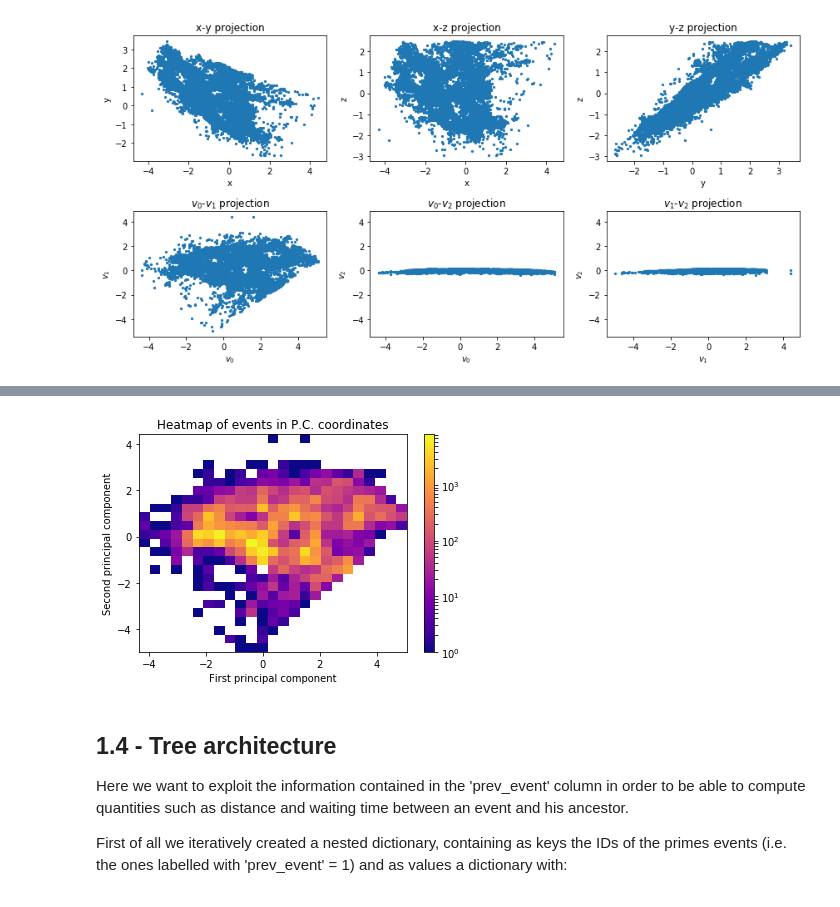
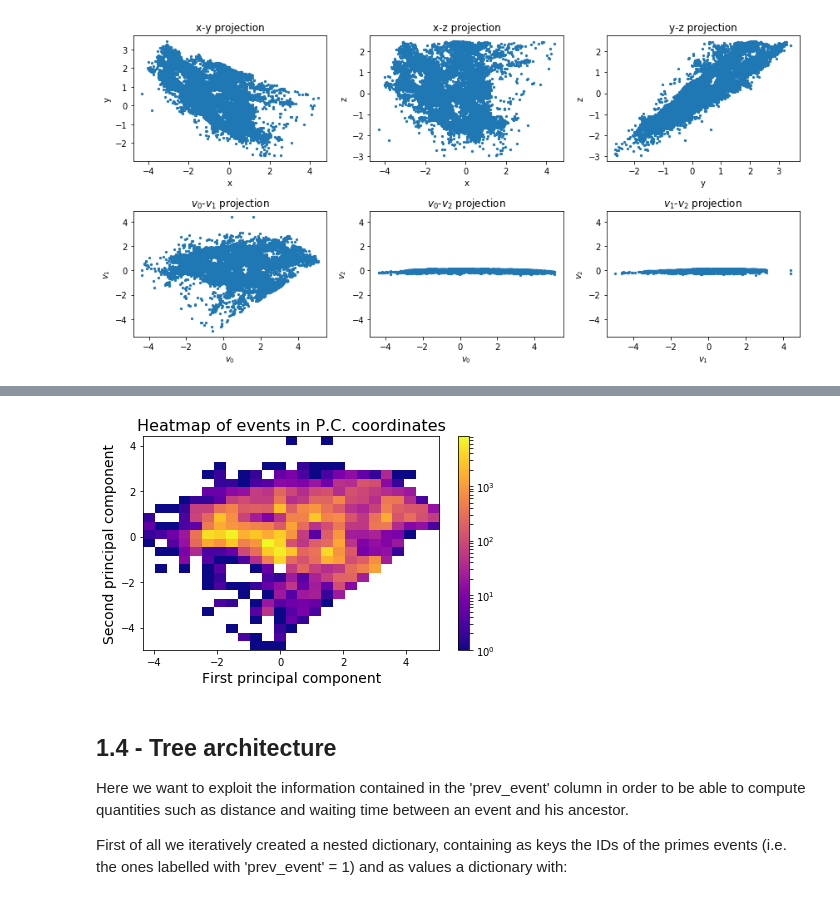
Before and after one commit to mango915/Earthquakes, a Jupyter notebook: nico.ipynb, the cells around one changed output, grey strips where cells are left out. Cells and saved outputs as stored; diff of their text form; code cells hidden in the pictures.

```diff
--- a/nico.ipynb
+++ b/nico.ipynb
@@ -249,17 +249,18 @@ plt.close()
 # %%
 from matplotlib.colors import LogNorm
 plt.figure(211)
 
 # farlo in 3D con le barre?
 plt.hist2d(Xp[0], Xp[1], bins = 25, norm = LogNorm(), cmap = "plasma")
 plt.colorbar()
-plt.xlabel('First principal component')
-plt.ylabel('Second principal component')
-plt.title('Heatmap of events in P.C. coordinates')
+plt.xlabel('First principal component', fontsize = 14)
+plt.ylabel('Second principal component', fontsize = 14)
+plt.title('Heatmap of events in P.C. coordinates', fontsize = 16)
+plt.tight_layout()
 plt.show()
 plt.close()
 # %% [output]
-[figure, old version]
+[figure, new version]
 # %% [markdown]
 ## 1.4 - Tree architecture
 
```
Also changed, not shown: parts of 19 cells of this notebook.
